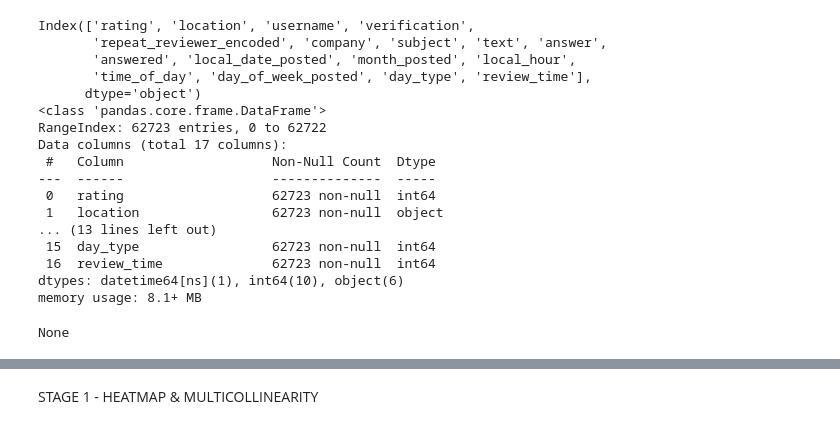
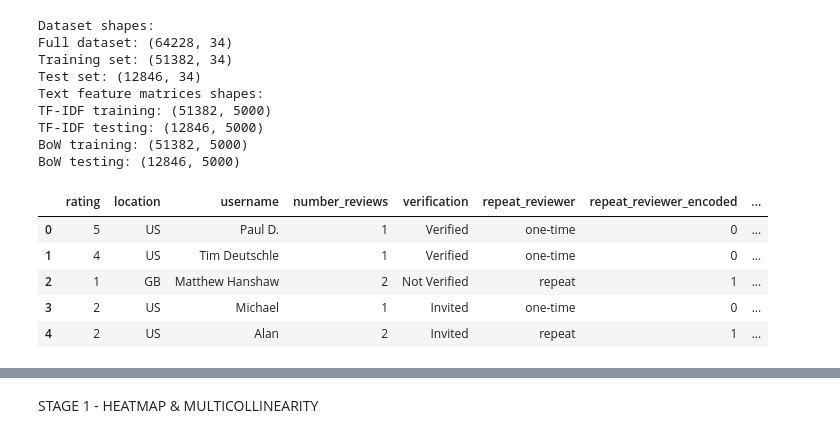
Before and after one commit to Nina1007/Supply_Chain_2024_DS, a Jupyter notebook: feature_selection.ipynb, the cells around one changed output, grey strips where cells are left out. Saved outputs shown, nothing was run; the diff lists cells and outputs as text; code cells hidden in the pictures.

```diff
--- a/feature_selection.ipynb
+++ b/feature_selection.ipynb
@@ -45,25 +31,46 @@ display(train_df.head())
-# %%
-#First check
-train_df['local_date_posted'] = pd.to_datetime(train_df['local_date_posted'])
-
-print(train_df.columns)
-display(train_df.info())
-# %% [output]
-Index(['rating', 'location', 'username', 'verification',
-       'repeat_reviewer_encoded', 'company', 'subject', 'text', 'answer',
-       'answered', 'local_date_posted', 'month_posted', 'local_hour',
-       'time_of_day', 'day_of_week_posted', 'day_type', 'review_time'],
-      dtype='object')
-<class 'pandas.core.frame.DataFrame'>
-RangeIndex: 62723 entries, 0 to 62722
-Data columns (total 17 columns):
- #   Column                   Non-Null Count  Dtype
----  ------                   --------------  -----
- 0   rating                   62723 non-null  int64
- 1   location                 62723 non-null  object
-... (13 lines left out)
- 15  day_type                 62723 non-null  int64
- 16  review_time              62723 non-null  int64
-dtypes: datetime64[ns](1), int64(10), object(6)
-memory usage: 8.1+ MB
-None
+# %%
+#loading the dataset
+
+df_trustpilot = pd.read_csv('data/data_trustpilot_3.csv', engine='python')
+train_df = pd.read_csv('data/train_trustpilot_3.csv', engine='python')
+test_df = pd.read_csv('data/test_trustpilot_3.csv', engine='python')
+
+# Load TF-IDF matrices
+X_train_tfidf = np.load('data/X_train_tfidf.npy')
+X_test_tfidf = np.load('data/X_test_tfidf.npy')
+tfidf_features = np.load('data/tfidf_features.npy', allow_pickle=True)
+
+# Load BoW matrices
+X_train_bow = np.load('data/X_train_bow.npy')
+X_test_bow = np.load('data/X_test_bow.npy')
+bow_features = np.load('data/bow_features.npy', allow_pickle=True)
+
+
+print("Dataset shapes:")
+print(f"Full dataset: {df_trustpilot.shape}")
+print(f"Training set: {train_df.shape}")
+print(f"Test set: {test_df.shape}")
+
+print("Text feature matrices shapes:")
+print(f"TF-IDF training: {X_train_tfidf.shape}")
+print(f"TF-IDF testing: {X_test_tfidf.shape}")
+print(f"BoW training: {X_train_bow.shape}")
+print(f"BoW testing: {X_test_bow.shape}")
+
+display(train_df.head())
+# %% [output]
+Dataset shapes:
+Full dataset: (64228, 34)
+Training set: (51382, 34)
+Test set: (12846, 34)
+Text feature matrices shapes:
+TF-IDF training: (51382, 5000)
+TF-IDF testing: (12846, 5000)
+BoW training: (51382, 5000)
+BoW testing: (12846, 5000)
+|  | rating | location | username | number_reviews | verification | repeat_reviewer | repeat_reviewer_encoded | ... |
+| 0 | 5 | US | Paul D. | 1 | Verified | one-time | 0 | ... |
+| 1 | 4 | US | Tim Deutschle | 1 | Verified | one-time | 0 | ... |
+| 2 | 1 | GB | Matthew Hanshaw | 2 | Not Verified | repeat | 1 | ... |
+| 3 | 2 | US | Michael | 1 | Invited | one-time | 0 | ... |
+| 4 | 2 | US | Alan | 2 | Invited | repeat | 1 | ... |
```
Also changed, not shown: parts of 44 cells of this notebook.
